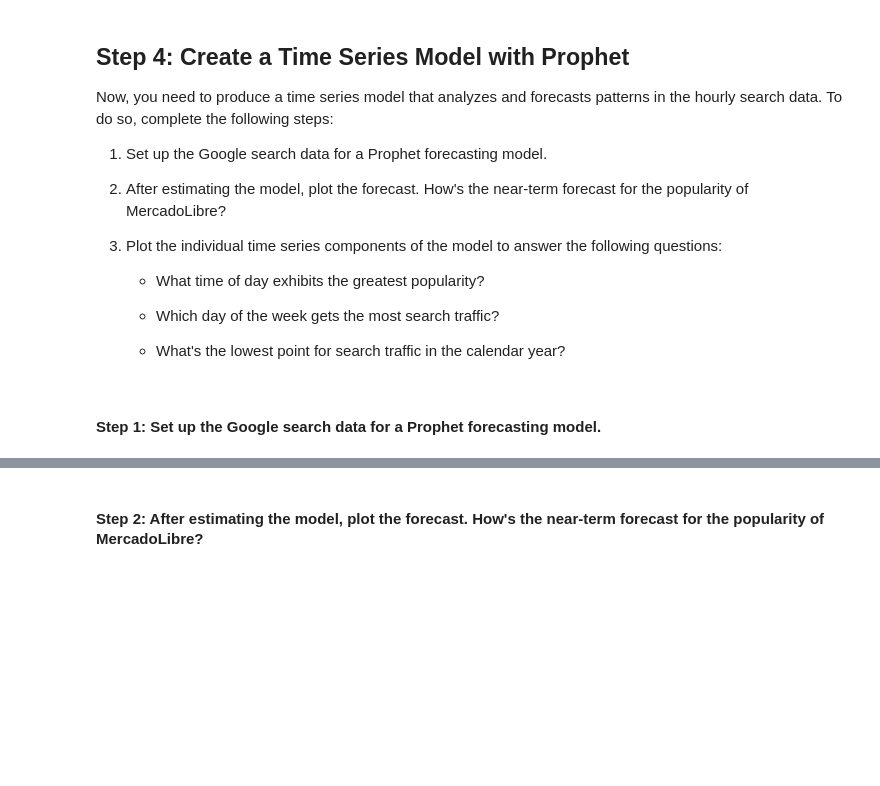
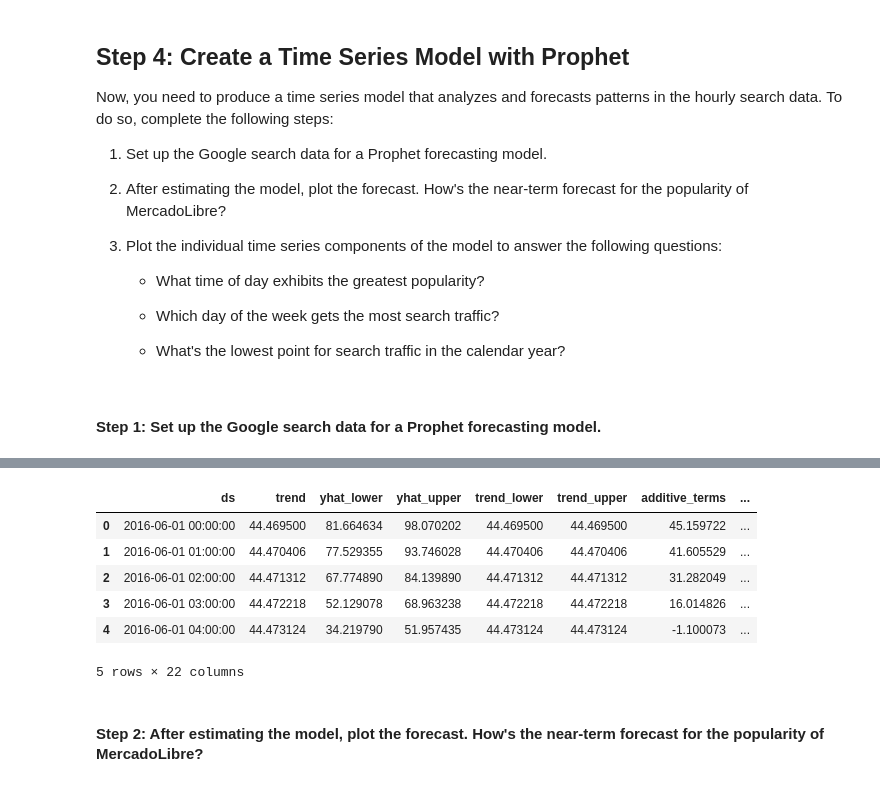
Before and after one commit to TDanner7/time_series_analysis, a Jupyter notebook: Starter_Code/forecasting_net_prophet.ipynb, the cells around one changed output, grey strips where cells are left out. Drawn from its saved outputs; the diff is of its cells as text; code cells hidden in the pictures; blank space fills up the shorter version.

```diff
--- a/Starter_Code/forecasting_net_prophet.ipynb
+++ b/Starter_Code/forecasting_net_prophet.ipynb
@@ -526,13 +517,14 @@ Now, you need to produce a time series model that analyzes and forecasts pattern
 #### Step 1: Set up the Google search data for a Prophet forecasting model.
 # %%
 # Using the df_mercado_trends DataFrame, reset the index so the date information is no longer the index
-mercado_prophet_df = # YOUR CODE HERE
+mercado_prophet_df = df_mercado_trends.reset_index()
 
 # Label the columns ds and y so that the syntax is recognized by Prophet
-# YOUR CODE HERE
+mercado_prophet_df.columns = ["ds", "y"]
 
 # Drop an NaN values from the prophet_df DataFrame
-mercado_prophet_df = # YOUR CODE HERE
+mercado_prophet_df = mercado_prophet_df.dropna()
 
 # View the first and last five rows of the mercado_prophet_df DataFrame
-# YOUR CODE HERE
+display(mercado_prophet_df.head())
+display(mercado_prophet_df.tail())
@@ -552,9 +575,17 @@ future_mercado_trends = # YOUR CODE HERE
 # %%
 # Make the predictions for the trend data using the future_mercado_trends DataFrame
-forecast_mercado_trends = # YOUR CODE HERE
+forecast_mercado_trends = model_mercado_trends.predict(future_mercado_trends)
 
 # Display the first five rows of the forecast_mercado_trends DataFrame
-# YOUR CODE HERE
+forecast_mercado_trends.head()
+# %% [output]
+|  | ds | trend | yhat_lower | yhat_upper | trend_lower | trend_upper | additive_terms | ... |
+| 0 | 2016-06-01 00:00:00 | 44.469500 | 81.664634 | 98.070202 | 44.469500 | 44.469500 | 45.159722 | ... |
+| 1 | 2016-06-01 01:00:00 | 44.470406 | 77.529355 | 93.746028 | 44.470406 | 44.470406 | 41.605529 | ... |
+| 2 | 2016-06-01 02:00:00 | 44.471312 | 67.774890 | 84.139890 | 44.471312 | 44.471312 | 31.282049 | ... |
+| 3 | 2016-06-01 03:00:00 | 44.472218 | 52.129078 | 68.963238 | 44.472218 | 44.472218 | 16.014826 | ... |
+| 4 | 2016-06-01 04:00:00 | 44.473124 | 34.219790 | 51.957435 | 44.473124 | 44.473124 | -1.100073 | ... |
+5 rows × 22 columns
 # %% [markdown]
 #### Step 2: After estimating the model, plot the forecast. How's the near-term forecast for the popularity of MercadoLibre?
 # %%
```
Also changed, not shown: parts of 16 cells of this notebook.
